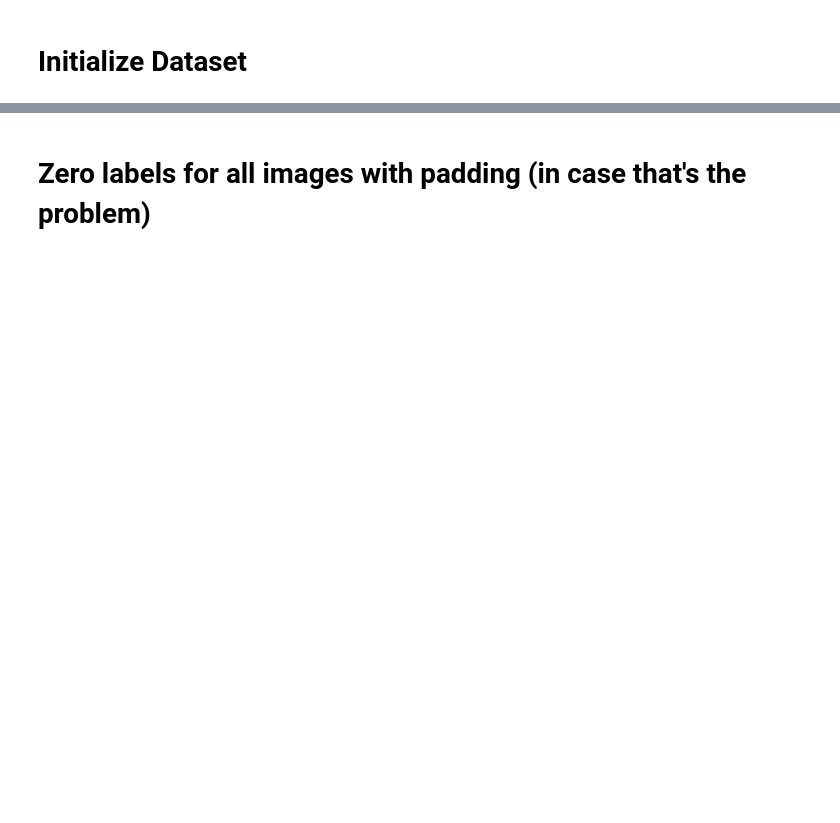
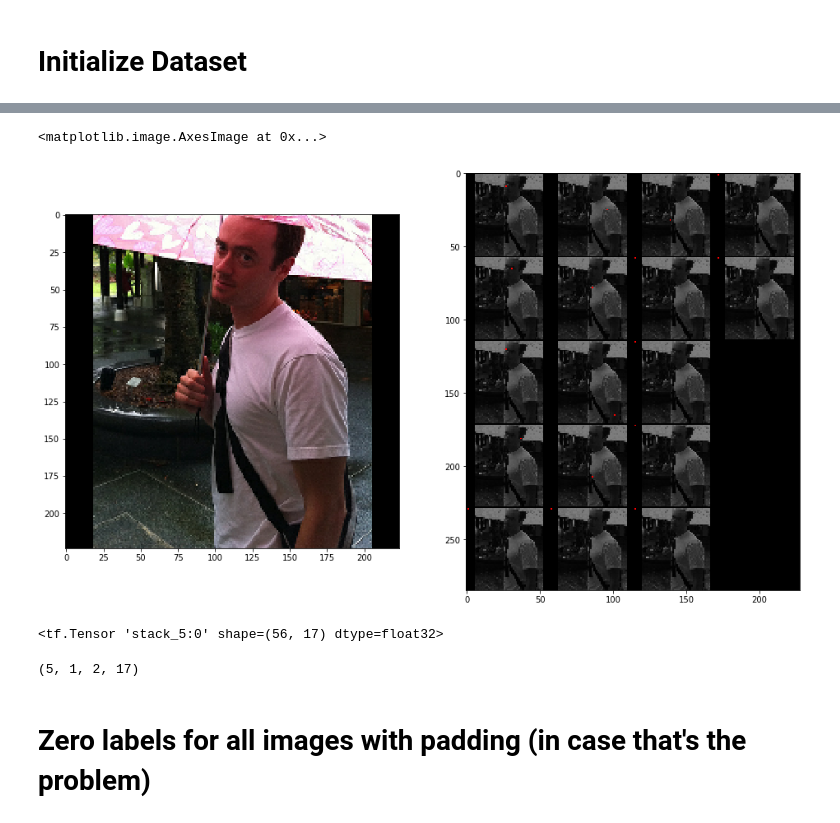
Before and after one commit to gyw0228/MegaNet, a Jupyter notebook: notebooks/KyleNet.ipynb, the cells around one changed output, grey strips where cells are left out. Cells and saved outputs as stored; diff of their text form; code cells hidden in the pictures; blank space fills up the shorter version.

```diff
--- a/notebooks/KyleNet.ipynb
+++ b/notebooks/KyleNet.ipynb
@@ -264,0 +353,34 @@ def softmax_keypoint_masks(kpt_masks, d=56):
+# %%
+scale = 2.0
+def keypointHeatMapOverlay(images, kpt_masks, d=d, scale=2.0, threshold=0.1, grayscale=True):
+    images_scaled = tf.image.resize_bilinear(images, kpt_masks.shape[1:3]) # resize
+    image_tile = getFilterImage(tf.stack([images_scaled for i in range(17)],axis=4)) # tile
+    if grayscale == True:
+        image_tile = tf.reduce_mean(image_tile,axis=3,keep_dims=True) # grayscale
+    image_tile = tf.divide(image_tile, tf.reduce_max(image_tile)) # normalize
+
+    # normalize individual keypoint masks
+    keypoint_masks = tf.divide(kpt_masks, tf.reduce_max(kpt_masks,axis=[1,2], keep_dims=True))
+    keypoint_tile = getActivationImage(keypoint_masks) # tile
+#     keypoint_tile = tf.divide(keypoint_tile, tf.reduce_max(keypoint_tile)) # normalize
+
+    image_tile = image_tile*tf.to_float(tf.less_equal(keypoint_tile,threshold)) # zero at keypoint locations?
+    keypoint_tile = tf.concat([keypoint_tile, tf.zeros_like(keypoint_tile),tf.zeros_like(keypoint_tile)],axis=3) # map to R color channel
+
+    flattened_tile = image_tile + scale * keypoint_tile
+
+    return flattened_tile
+
+flattened_tile = keypointHeatMapOverlay(images, kpt_masks)
+
+I, KM, FL = sess.run([images, kpt_masks, flattened_tile])
+# %%
+i = 0
+plt.figure(figsize=[16,10])
+plt.subplot(1,2,1)
+plt.imshow(I[i,:,:,:]/255.0)
+plt.subplot(1,2,2)
+plt.imshow(FL[i]/scale)
+# %% [output]
+<matplotlib.image.AxesImage at 0x...>
+[figure, added]
@@ -265,3 +396,11 @@ def softmax_keypoint_masks(kpt_masks, d=56):
+# %%
+tf.stack([tf.linspace(0.0,d,d) for i in range(kpts.shape[-1])],axis=1)
+# %% [output]
+<tf.Tensor 'stack_5:0' shape=(56, 17) dtype=float32>
+# %%
+pts.eval().shape
+# %% [output]
+(5, 1, 2, 17)
 # %% [markdown]
 # Zero labels for all images with padding (in case that's the problem)
 # %%
```
Also changed, not shown: parts of 34 cells of this notebook, 1 other file.
